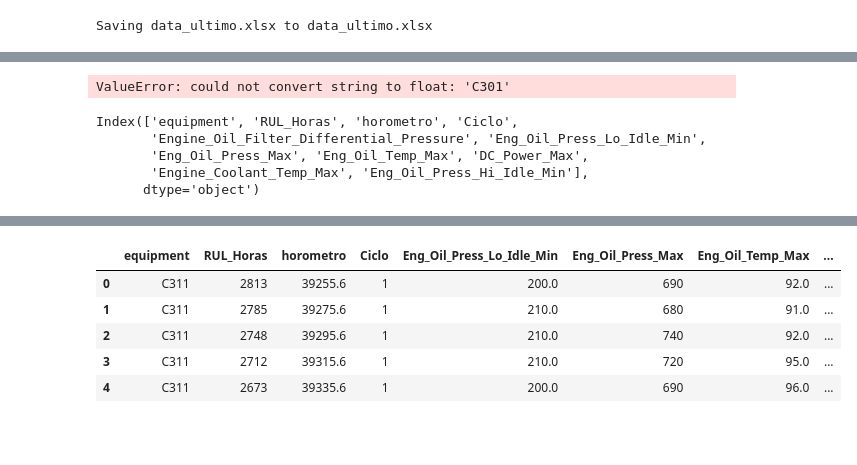
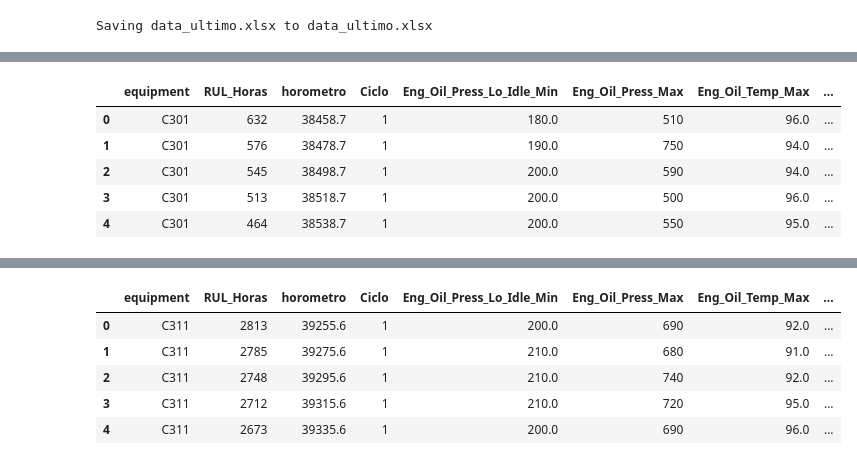
Before and after one commit to ETorresSacha/Prediccion-RULL, a Jupyter notebook: analisis_datos_reto.ipynb, the cells around one changed output, grey strips where cells are left out. Drawn from its saved outputs; the diff is of its cells as text; code cells hidden in the pictures; blank space fills up the shorter version.

```diff
--- a/analisis_datos_reto.ipynb
+++ b/analisis_datos_reto.ipynb
@@ -170,26 +63,0 @@ importancess.head(20)
-# %%
-from sklearn.ensemble import RandomForestRegressor
-import pandas as pd
-
-# Definimos las variables independientes (sin incluir RUL_Horas porque es el target)
-X = data[['equipment','horometro','Ciclo',
-          'Eng_Oil_Press_Lo_Idle_Min','Eng_Oil_Press_Max',
-          'Eng_Oil_Temp_Max','Engine_Coolant_Temp_Max',
-          'Eng_Oil_Press_Hi_Idle_Min']]
-
-# Variable objetivo
-y = data["RUL_Horas"]
-
-# Entrenar el modelo
-model = RandomForestRegressor(n_estimators=200, random_state=42)
-model.fit(X, y)
-
-# Calcular importancia de las variables
-importancess = pd.DataFrame({
-    "feature": X.columns,
-    "importance": model.feature_importances_
-}).sort_values(by="importance", ascending=False)
-
-print(importancess.head())
-# %% [output]
-ValueError: could not convert string to float: 'C301'
@@ -196,8 +71,9 @@ ValueError: could not convert string to float: 'C301'
 # %%
-data.columns
+data.head()
 # %% [output]
-Index(['equipment', 'RUL_Horas', 'horometro', 'Ciclo',
-       'Engine_Oil_Filter_Differential_Pressure', 'Eng_Oil_Press_Lo_Idle_Min',
-       'Eng_Oil_Press_Max', 'Eng_Oil_Temp_Max', 'DC_Power_Max',
-       'Engine_Coolant_Temp_Max', 'Eng_Oil_Press_Hi_Idle_Min'],
-      dtype='object')
+|  | equipment | RUL_Horas | horometro | Ciclo | Eng_Oil_Press_Lo_Idle_Min | Eng_Oil_Press_Max | Eng_Oil_Temp_Max | ... |
+| 0 | C301 | 632 | 38458.7 | 1 | 180.0 | 510 | 96.0 | ... |
+| 1 | C301 | 576 | 38478.7 | 1 | 190.0 | 750 | 94.0 | ... |
+| 2 | C301 | 545 | 38498.7 | 1 | 200.0 | 590 | 94.0 | ... |
+| 3 | C301 | 513 | 38518.7 | 1 | 200.0 | 500 | 96.0 | ... |
+| 4 | C301 | 464 | 38538.7 | 1 | 200.0 | 550 | 95.0 | ... |
```
Also changed, not shown: parts of 111 cells of this notebook.
